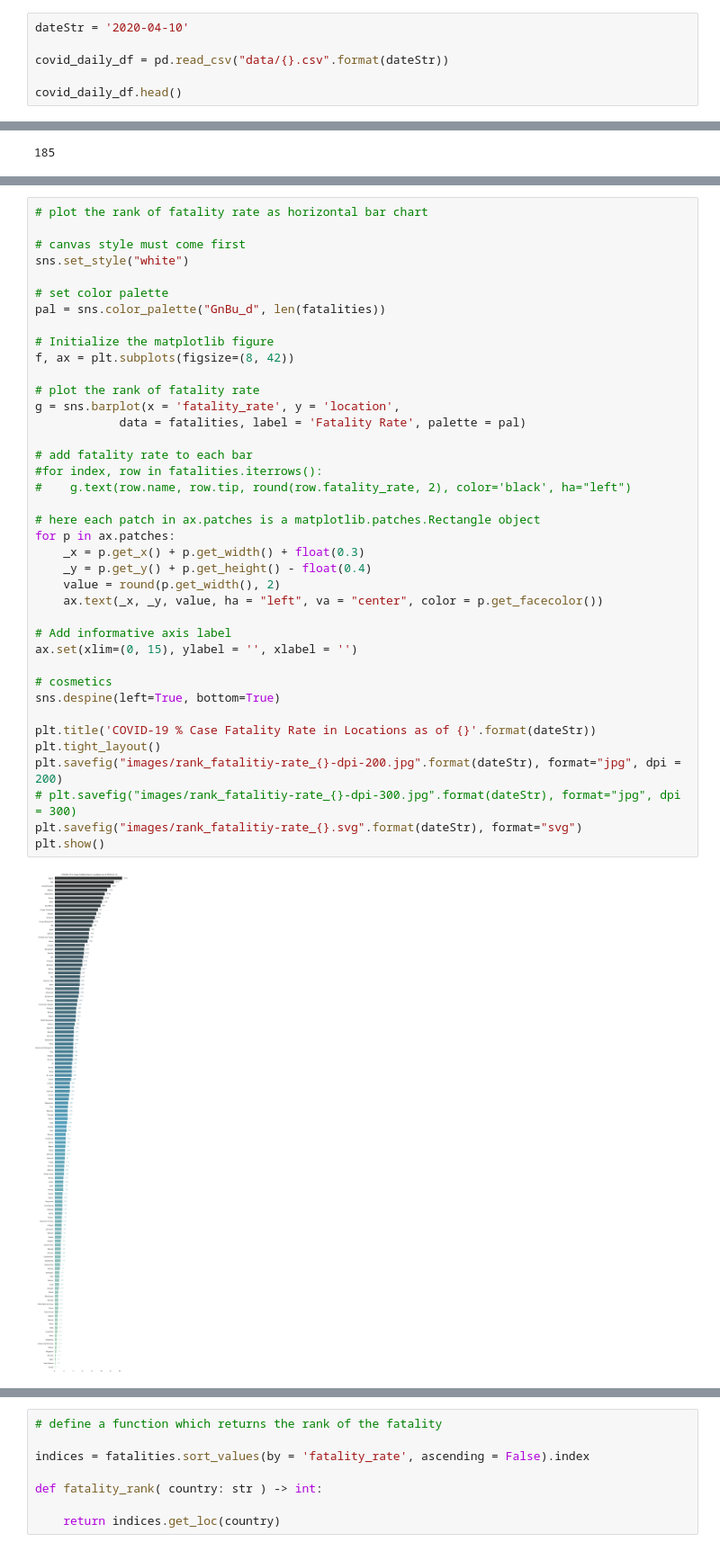
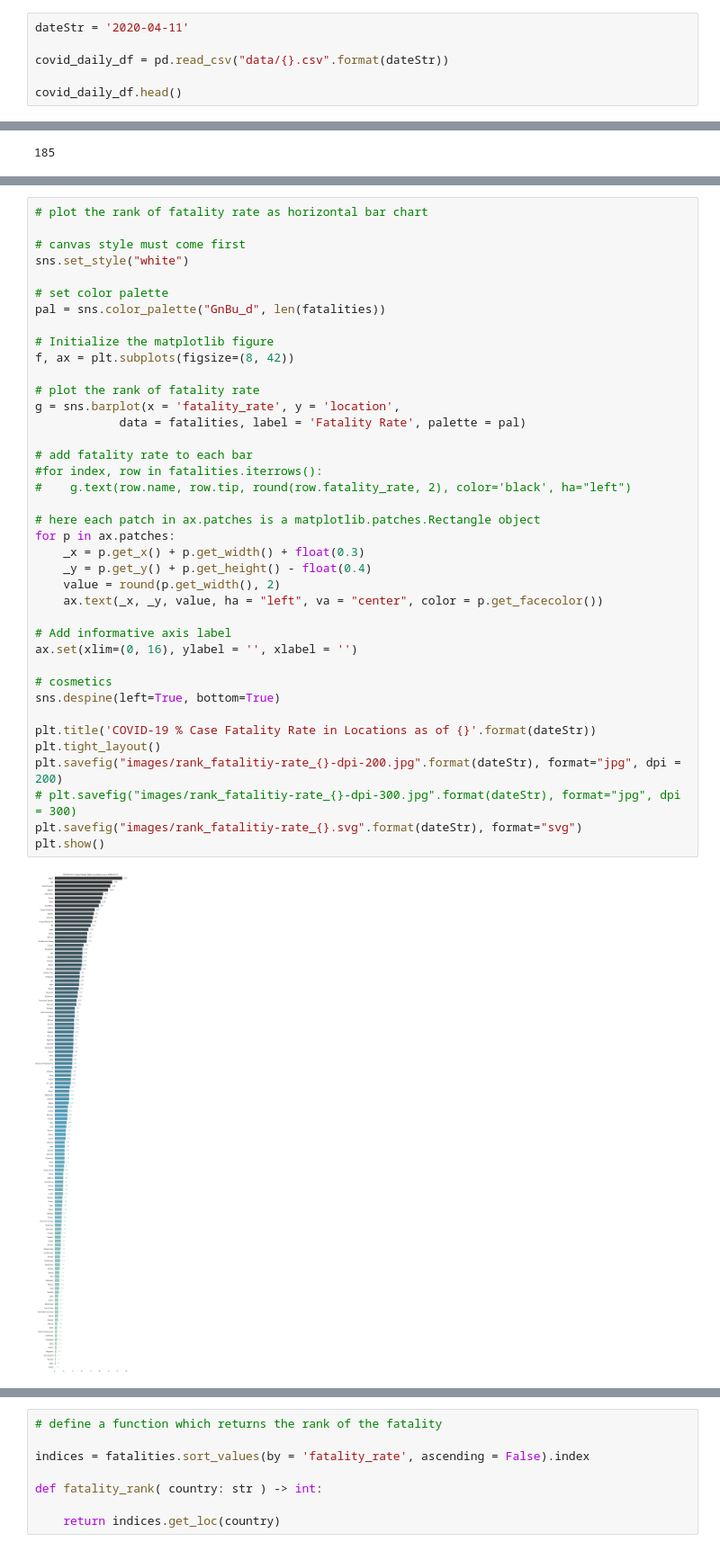
Before and after one commit to nnworkspace/covid19-insight, a Jupyter notebook: covid19-insight.ipynb, the cells around one changed output, grey strips where cells are left out. Shown at 90% size. Cells and saved outputs as stored; diff of their text form.

```diff
--- a/covid19-insight.ipynb
+++ b/covid19-insight.ipynb
@@ -19,7 +19,7 @@ matplotlib version:  3.1.3
 pandas version:  1.0.3
 numpy version:  1.18.1
 # %%
-dateStr = '2020-04-10'
+dateStr = '2020-04-11'
 
 covid_daily_df = pd.read_csv("data/{}.csv".format(dateStr))
 
@@ -124,35 +124,35 @@ pal = sns.color_palette("GnBu_d", len(fatalities))
 # Initialize the matplotlib figure
 f, ax = plt.subplots(figsize=(8, 42))
 
 # plot the rank of fatality rate
 g = sns.barplot(x = 'fatality_rate', y = 'location',
             data = fatalities, label = 'Fatality Rate', palette = pal)
 
 # add fatality rate to each bar
 #for index, row in fatalities.iterrows():
 #    g.text(row.name, row.tip, round(row.fatality_rate, 2), color='black', ha="left")
 
 # here each patch in ax.patches is a matplotlib.patches.Rectangle object
 for p in ax.patches:
     _x = p.get_x() + p.get_width() + float(0.3)
     _y = p.get_y() + p.get_height() - float(0.4)
     value = round(p.get_width(), 2)
     ax.text(_x, _y, value, ha = "left", va = "center", color = p.get_facecolor())
 
 # Add informative axis label
-ax.set(xlim=(0, 15), ylabel = '', xlabel = '')
+ax.set(xlim=(0, 16), ylabel = '', xlabel = '')
 
 # cosmetics
 sns.despine(left=True, bottom=True)
 
 plt.title('COVID-19 % Case Fatality Rate in Locations as of {}'.format(dateStr))
 plt.tight_layout()
 plt.savefig("images/rank_fatalitiy-rate_{}-dpi-200.jpg".format(dateStr), format="jpg", dpi = 200)
 # plt.savefig("images/rank_fatalitiy-rate_{}-dpi-300.jpg".format(dateStr), format="jpg", dpi = 300)
 plt.savefig("images/rank_fatalitiy-rate_{}.svg".format(dateStr), format="svg")
 plt.show()
 # %% [output]
-[figure, old version]
+[figure, new version]
 # %%
 fatalities_asc = df_country_cases.query('(Deaths > 0) & (Confirmed > 50)').sort_values(by = 'fatality_rate', ascending = True)
 
```
Also changed, not shown: parts of 19 cells of this notebook, 7 other files.
